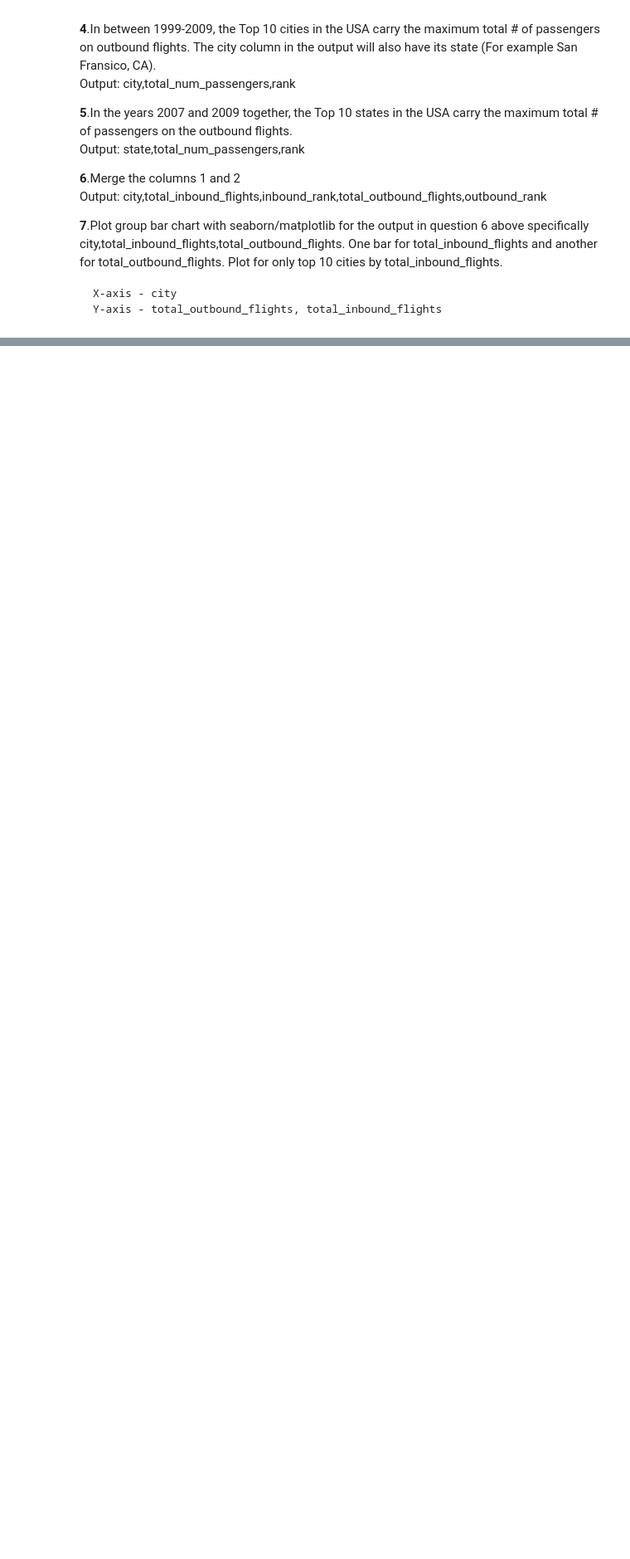
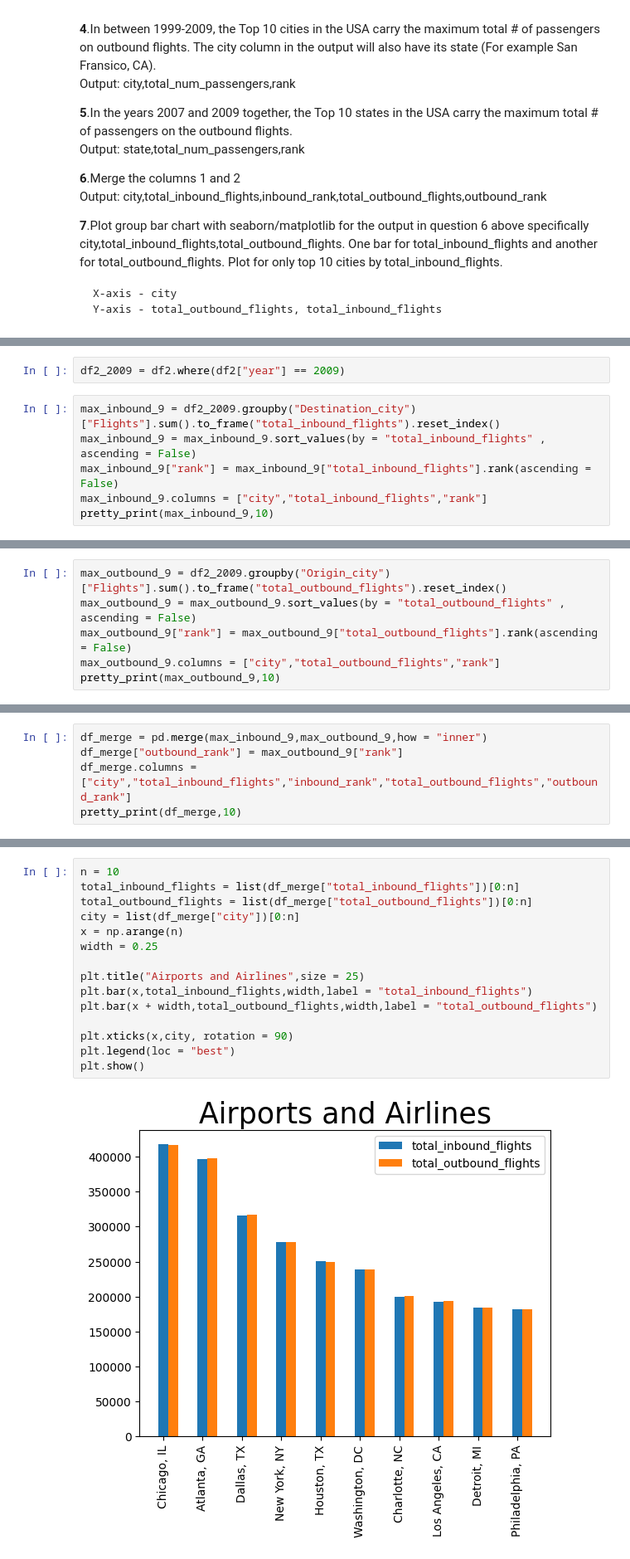
Before and after one commit to ruthika11/ipython-notebook-examples, a Jupyter notebook: Airport_and_airlines.ipynb, the cells around one changed output, grey strips where cells are left out. Shown: that part at 83% size. Saved outputs shown, nothing was run; the diff lists cells and outputs as text; blank space fills up the shorter version.

```diff
--- a/Airport_and_airlines.ipynb
+++ b/Airport_and_airlines.ipynb
@@ -62,0 +214,8 @@ city,total_inbound_flights,inbound_rank,total_outbound_flights,outbound_rank
+# %%
+df2_2009 = df2.where(df2["year"] == 2009)
+# %%
+max_inbound_9 = df2_2009.groupby("Destination_city")["Flights"].sum().to_frame("total_inbound_flights").reset_index()
+max_inbound_9 = max_inbound_9.sort_values(by = "total_inbound_flights" , ascending = False)
+max_inbound_9["rank"] = max_inbound_9["total_inbound_flights"].rank(ascending = False)
+max_inbound_9.columns = ["city","total_inbound_flights","rank"]
+pretty_print(max_inbound_9,10)
@@ -62,0 +240,6 @@ city,total_inbound_flights,inbound_rank,total_outbound_flights,outbound_rank
+# %%
+max_outbound_9 = df2_2009.groupby("Origin_city")["Flights"].sum().to_frame("total_outbound_flights").reset_index()
+max_outbound_9 = max_outbound_9.sort_values(by = "total_outbound_flights" , ascending = False)
+max_outbound_9["rank"] = max_outbound_9["total_outbound_flights"].rank(ascending = False)
+max_outbound_9.columns = ["city","total_outbound_flights","rank"]
+pretty_print(max_outbound_9,10)
@@ -62,0 +341,5 @@ city,total_inbound_flights,inbound_rank,total_outbound_flights,outbound_rank
+# %%
+df_merge = pd.merge(max_inbound_9,max_outbound_9,how = "inner")
+df_merge["outbound_rank"] = max_outbound_9["rank"]
+df_merge.columns = ["city","total_inbound_flights","inbound_rank","total_outbound_flights","outbound_rank"]
+pretty_print(df_merge,10)
@@ -62,0 +363,17 @@ city,total_inbound_flights,inbound_rank,total_outbound_flights,outbound_rank
+# %%
+n = 10
+total_inbound_flights = list(df_merge["total_inbound_flights"])[0:n]
+total_outbound_flights = list(df_merge["total_outbound_flights"])[0:n]
+city = list(df_merge["city"])[0:n]
+x = np.arange(n)
+width = 0.25
+
+plt.title("Airports and Airlines",size = 25)
+plt.bar(x,total_inbound_flights,width,label = "total_inbound_flights")
+plt.bar(x + width,total_outbound_flights,width,label = "total_outbound_flights")
+
+plt.xticks(x,city, rotation = 90)
+plt.legend(loc = "best")
+plt.show()
+# %% [output]
+[figure, added]
```
Also changed, not shown: parts of 30 cells of this notebook.
